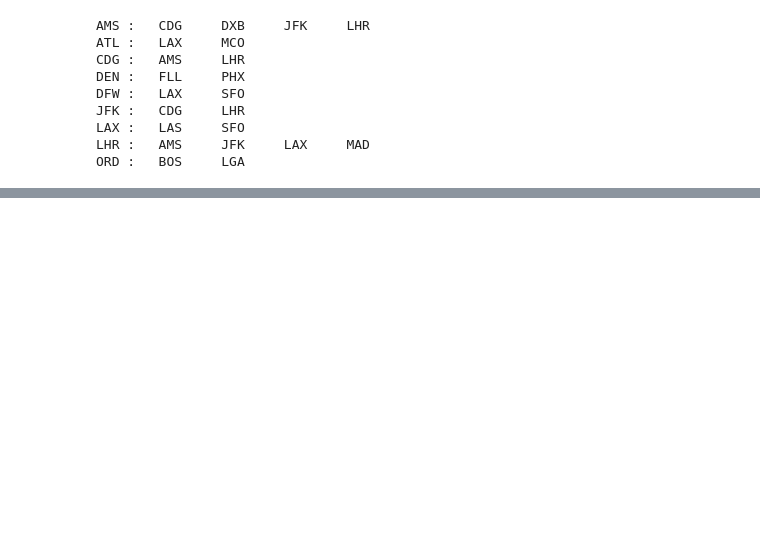
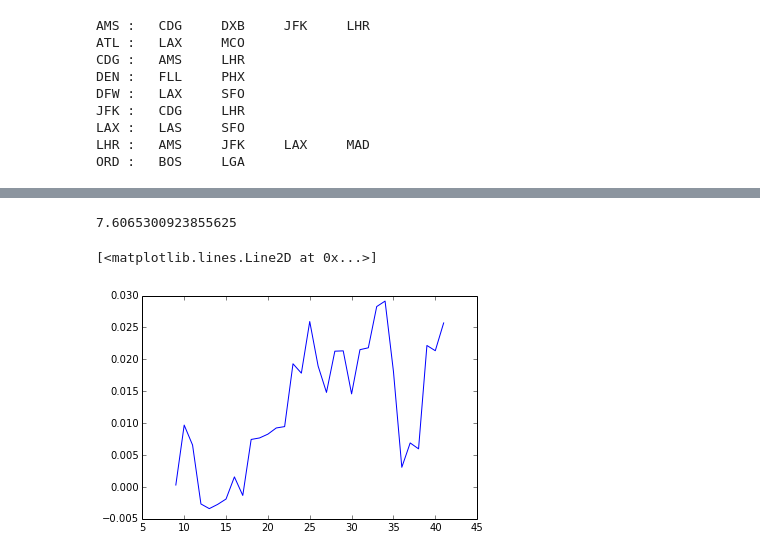
Before and after one commit to vankempen/Thesis, a Jupyter notebook: Simulation/Simulation.ipynb, the cells around one changed output, grey strips where cells are left out. Saved outputs shown, nothing was run; the diff lists cells and outputs as text; code cells hidden in the pictures; blank space fills up the shorter version.

```diff
--- a/Simulation/Simulation.ipynb
+++ b/Simulation/Simulation.ipynb
@@ -287,13 +302,20 @@ def obsPriceChanges(dset, m):
 # %% [markdown]
 ### Customer's WTP (simple)
 # %%
-def customerWTP_simple(ctp, factor=0.0655, OEF=1):
+factor_by_maturity = {
+    3: .0655,
+    7: .1493,
+    14: .2939,
+    21: .4406,
+}
+
+def customerWTP_simple(ctp, m=3, OEF=1):
     """
     caclulate the customer's Willingness To Pay using simple estimation
 
     ctp: current ticket prices
-    factor: the expected increase of the tickets
-        def: 0.0655 (6.55% expected increase,
+    m: the expected increase of the tickets. from mFactors
+        3 days = (6.55% expected increase,
                      m = 3 days,
                      entire historical dataset,
                      no fill sold outs)
@@ -302,6 +324,7 @@ def customerWTP_simple(ctp, factor=0.0655, OEF=1):
 
     returns: expected prices * random P^f
     """
+    factor = factor_by_maturity[m]
     return ctp * factor * OEF
 # %% [markdown]
 ### Customer's WTP (simpleDBB)
@@ -470,13 +609,24 @@ plot([0, 45], [0, 0])
+# %%
+flyFrom, flyTo = 'DEN', 'FLL'
+hp, _ = get_ticketPrices(historical, flyFrom, flyTo)
+cp, _ = get_ticketPrices(storage, flyFrom, flyTo)
 # %%
-flyFrom, flyTo = 'LHR', 'AMS'
-hp, _ = get_ticketPrices_route(historical, flyFrom, flyTo)
-cp, _ = get_ticketPrices_route(storage, flyFrom, flyTo)
-
 m = 3
+OEF = 1
 results = []
 custWTP = customerWTP_simple(cp)
-r = np.linspace(0.5, 5, 10)
-for OEF in r:
-    sellerWTA = sellerWTA_MC(cp, cp, m, OEF, minPrice=1.01)
-    p = run_optionSimulation(cp, custWTP, sellerWTA, m)
-    results.append(p.get_percProfits() * p.get_percAccepted() * 100)
+
+#r = np.linspace(.5, 5, 11)
+#for OEF in r:
+sellerWTA = sellerWTA_MC(hp, cp, m, OEF, minPrice=1+.0654/1.5)
+p = run_optionSimulation(cp, custWTP, sellerWTA, knowsWTP=False, knowsFlying=False, nakedSelling=False, m=m, trials=10)
+#    results.append(p)
+# %%
+(p.get_totalRevenues()/p.get_totalAccepted())/100
+# %% [output]
+7.6065300923855625
+# %%
+plot(p.get_profitRatio(True))
+# %% [output]
+[<matplotlib.lines.Line2D at 0x...>]
+[figure, added]
```
Also changed, not shown: parts of 34 cells of this notebook, 2 other files.
